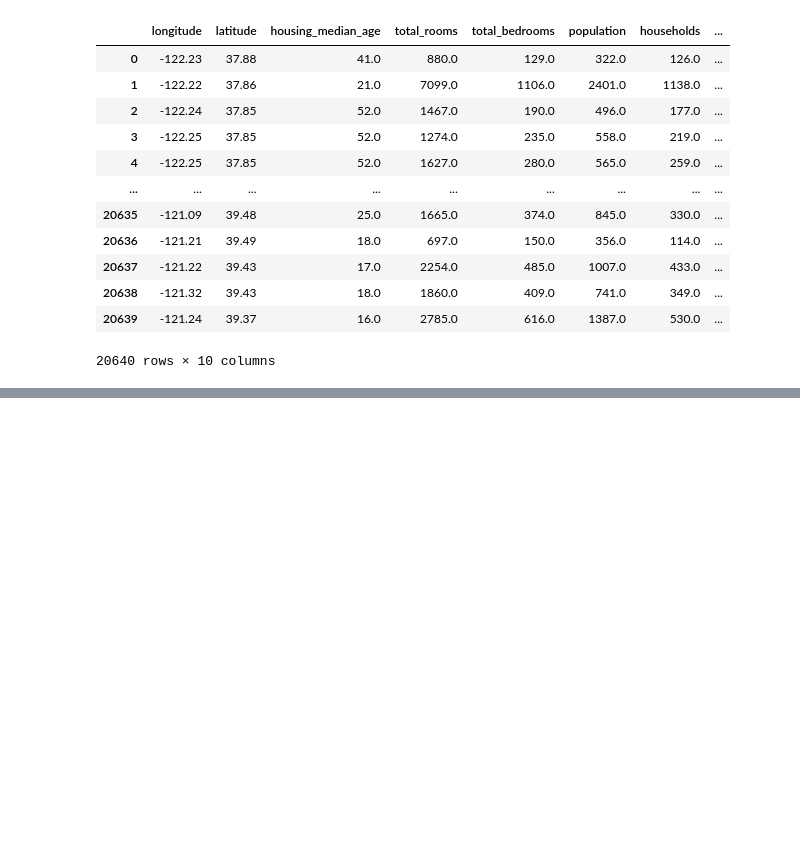
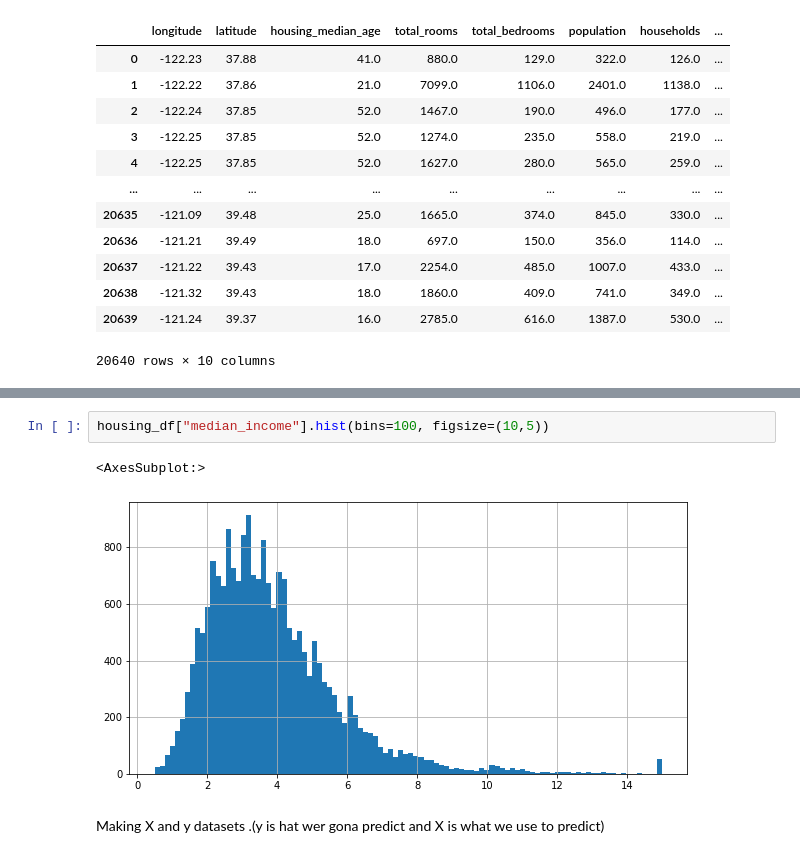
Before and after one commit to jubaljacob/Housing_ml, a Jupyter notebook: Housing_ML.ipynb, the cells around one changed output, grey strips where cells are left out. Cells and saved outputs as stored; diff of their text form; blank space fills up the shorter version.

```diff
--- a/Housing_ML.ipynb
+++ b/Housing_ML.ipynb
@@ -22,0 +91,7 @@ housing_df
+# %%
+housing_df["median_income"].hist(bins=100, figsize=(10,5))
+# %% [output]
+<AxesSubplot:>
+[figure, added]
+# %% [markdown]
+Making X and y datasets .(y is hat wer gona predict and X is what we use to predict)
```
Also changed, not shown: parts of 15 cells of this notebook.
